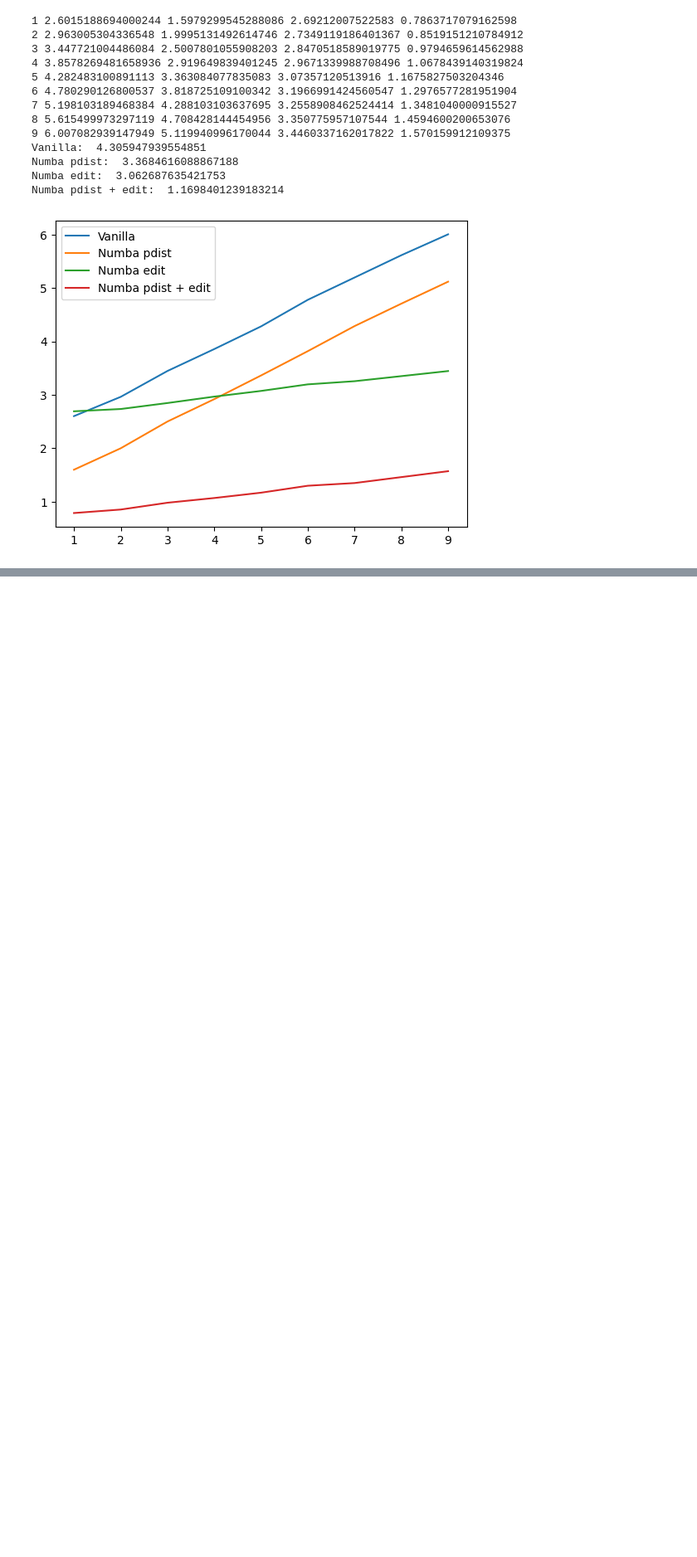
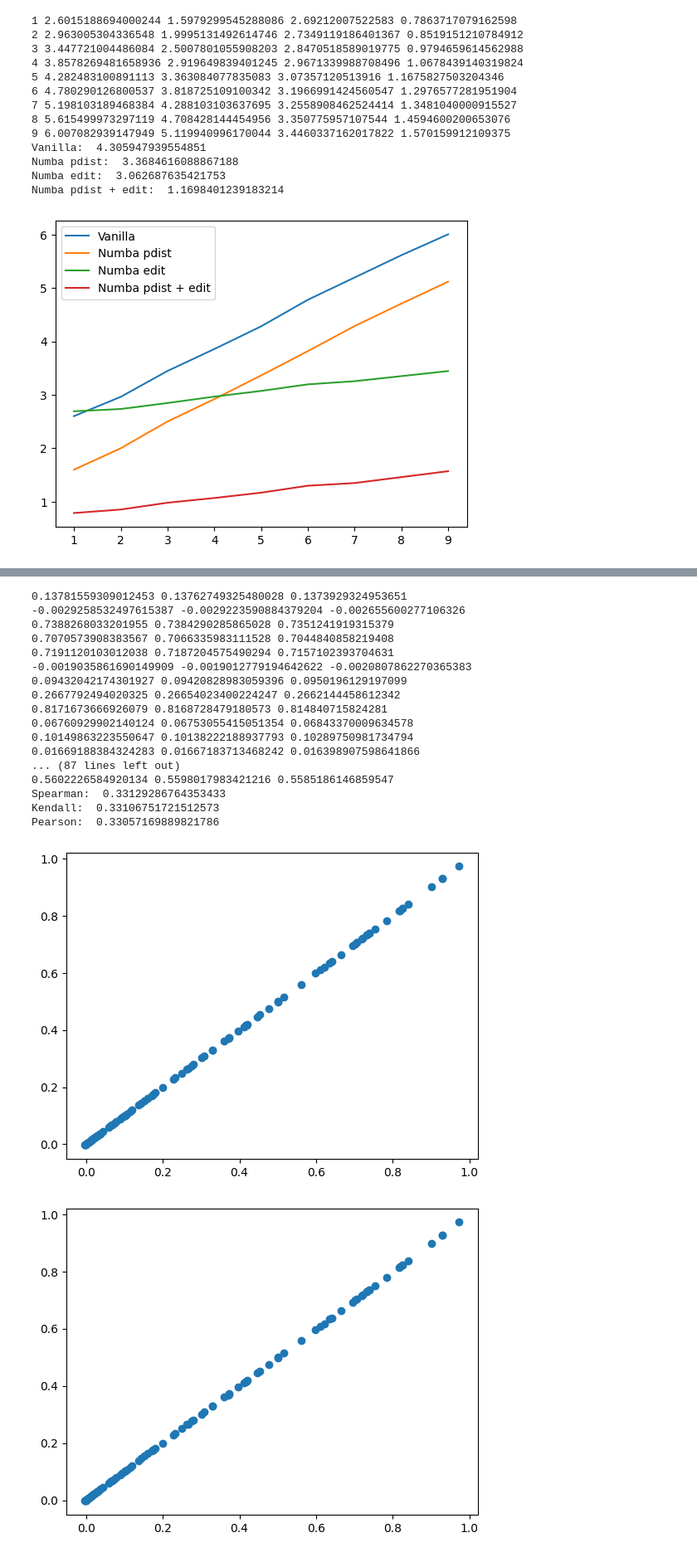
Before and after one commit to gizmrkv/CoLingo, a Jupyter notebook: benchmark/topsim.ipynb, the cells around one changed output, grey strips where cells are left out. Shown at 83% size. Saved outputs shown, nothing was run; the diff lists cells and outputs as text; code cells hidden in the pictures; blank space fills up the shorter version.

Commit message:
Update topsim benchmark

```diff
--- a/benchmark/topsim.ipynb
+++ b/benchmark/topsim.ipynb
@@ -528,0 +534,76 @@ Kendall:  0.42098838090896606
+# %%
+import random
+
+A = 2
+V = 20
+C = 50
+L = 10
+
+# Spearman vs Kendall vs Pearson
+values_spearman = []
+values_kendall = []
+values_pearson = []
+for _ in range(100):
+    concepts, _ = create_concept_dataset(A, V).tensors
+    concepts: np.ndarray = concepts.numpy()
+    messages = concepts
+    shape = messages.shape
+
+    noise_rate = random.random()
+    flat = messages.flatten()
+    n_noise = int(noise_rate * flat.shape[0])
+    idx = np.random.choice(flat.shape[0], n_noise, replace=False)
+    noise = np.random.randint(0, V, n_noise)
+    flat[idx] = noise
+    messages = flat.reshape(shape)
+
+    sp = topsim_numbapdist_numbaedit(concepts, messages, corr="spearman")
+    values_spearman.append(sp)
+
+    ke = topsim_numbapdist_numbaedit(concepts, messages, corr="kendall")
+    values_kendall.append(ke)
+
+    pe = topsim_numbapdist_numbaedit(concepts, messages, corr="pearson")
+    values_pearson.append(pe)
+
+    print(
+        sp,
+        ke,
+        pe,
+    )
+
+print("Spearman: ", np.mean(values_spearman))
+print("Kendall: ", np.mean(values_kendall))
+print("Pearson: ", np.mean(values_pearson))
+
+# spearman and kendall scatter plot
+plt.scatter(values_spearman, values_kendall)
+plt.show()
+
+# spearman and pearson scatter plot
+plt.scatter(values_spearman, values_pearson)
+plt.show()
+
+# kendall and pearson scatter plot
+plt.scatter(values_kendall, values_pearson)
+plt.show()
+# %% [output]
+0.13781559309012453 0.13762749325480028 0.1373929324953651
+-0.0029258532497615387 -0.0029223590884379204 -0.002655600277106326
+0.7388268033201955 0.7384290285865028 0.7351241919315379
+0.7070573908383567 0.7066335983111528 0.7044840858219408
+0.7191120103012038 0.7187204575490294 0.7157102393704631
+-0.0019035861690149909 -0.0019012779194642622 -0.0020807862270365383
+0.09432042174301927 0.09420828983059396 0.0950196129197099
+0.2667792494020325 0.26654023400224247 0.2662144458612342
+0.8171673666926079 0.8168728479180573 0.814840715824281
+0.06760929902140124 0.06753055415051354 0.06843370009634578
+0.10149863223550647 0.10138222188937793 0.10289750981734794
+0.01669188384324283 0.01667183713468242 0.016398907598641866
+... (87 lines left out)
+0.5602226584920134 0.5598017983421216 0.5585186146859547
+Spearman:  0.33129286764353433
+Kendall:  0.33106751721512573
+Pearson:  0.33057169889821786
+[figure, added]
+[figure, added]
```
Also changed, not shown: parts of 3 cells of this notebook.
